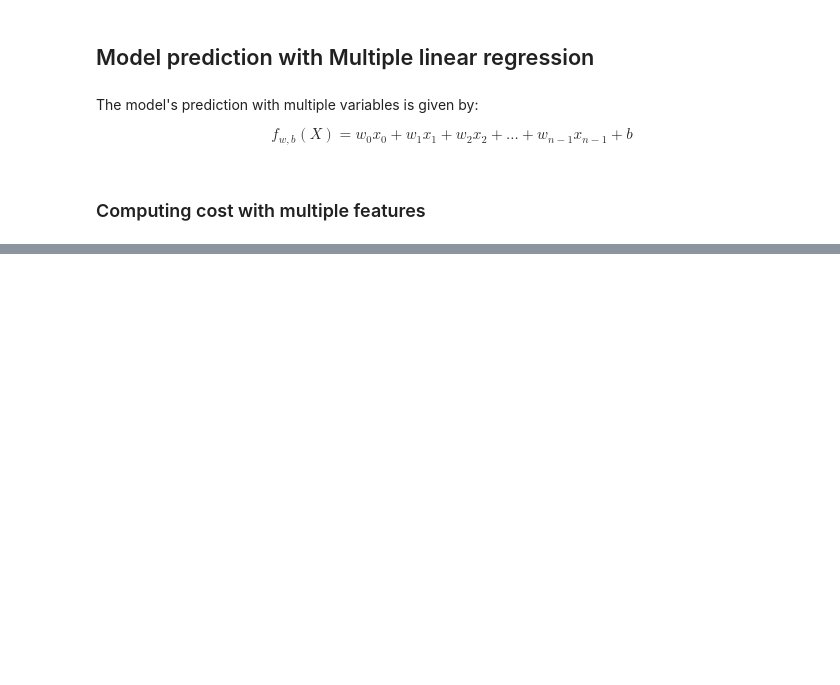
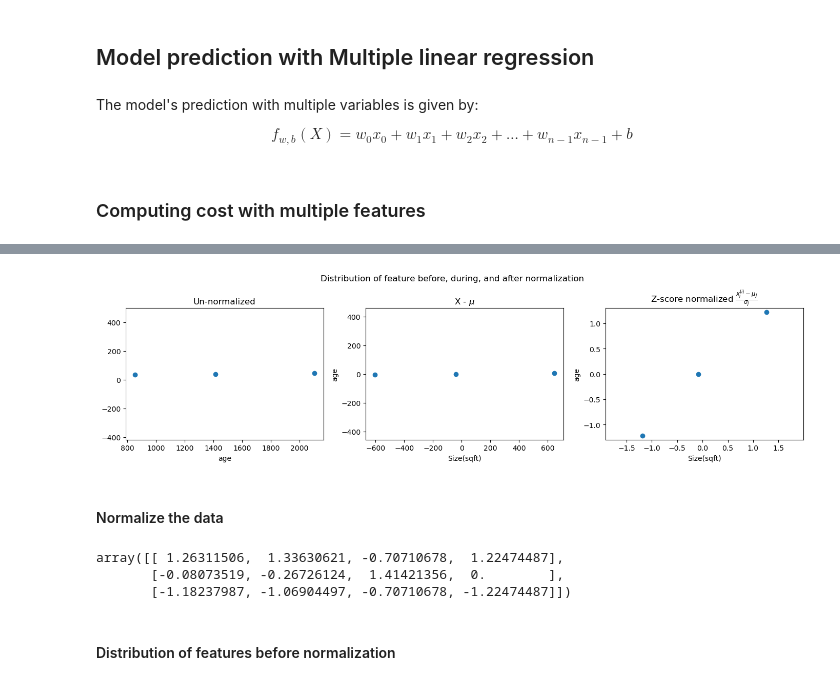
Before and after one commit to FRANKSADWAR/Regression_labs, a Jupyter notebook: Regression_LAB_Cousera.ipynb, the cells around one changed output, grey strips where cells are left out. Saved outputs shown, nothing was run; the diff lists cells and outputs as text; code cells hidden in the pictures; blank space fills up the shorter version.

```diff
--- a/Regression_LAB_Cousera.ipynb
+++ b/Regression_LAB_Cousera.ipynb
@@ -426,0 +605,33 @@ def predict (x, w, b):
+# %%
+X_features = ['Size(sqft)','bedrooms','floors','age']
+# %%
+mu = np.mean(X_train, axis = 0)
+sigma = np.std(X_train, axis = 0)
+X_mean = (X_train - mu)
+X_norm = (X_train -mu)/sigma
+
+fig, ax = plt.subplots(1,3, figsize=(14,4))
+ax[0].scatter(X_train[:,0],X_train[:,3])
+ax[0].set_xlabel(X_features[0])
+ax[0].set_xlabel(X_features[3])
+ax[0].set_title('Un-normalized')
+ax[0].axis('equal')
+
+ax[1].scatter(X_mean[:,0], X_mean[:,3])
+ax[1].set_xlabel(X_features[0])
+ax[1].set_ylabel(X_features[3])
+ax[1].set_title(r"X - $\mu$")
+ax[1].axis('equal')
+
+ax[2].scatter(X_norm[:,0],X_norm[:,3])
+ax[2].set_xlabel(X_features[0])
+ax[2].set_ylabel(X_features[3])
+ax[2].set_title(r"Z-score normalized $\frac{x^{(i)}_j - \mu_j}{\sigma_j} $ ")
+ax[2].axis('equal')
+plt.tight_layout(rect=[0,0.03,1, 0.95])
+fig.suptitle("Distribution of feature before, during, and after normalization")
+plt.show()
+# %% [output]
+[figure, added]
+# %% [markdown]
+#### Normalize the data
@@ -426,0 +640,8 @@ def predict (x, w, b):
+# %%
+X_norm
+# %% [output]
+array([[ 1.26311506,  1.33630621, -0.70710678,  1.22474487],
+       [-0.08073519, -0.26726124,  1.41421356,  0.        ],
+       [-1.18237987, -1.06904497, -0.70710678, -1.22474487]])
+# %% [markdown]
+#### Distribution of features before normalization
```
Also changed, not shown: parts of 33 cells of this notebook.
